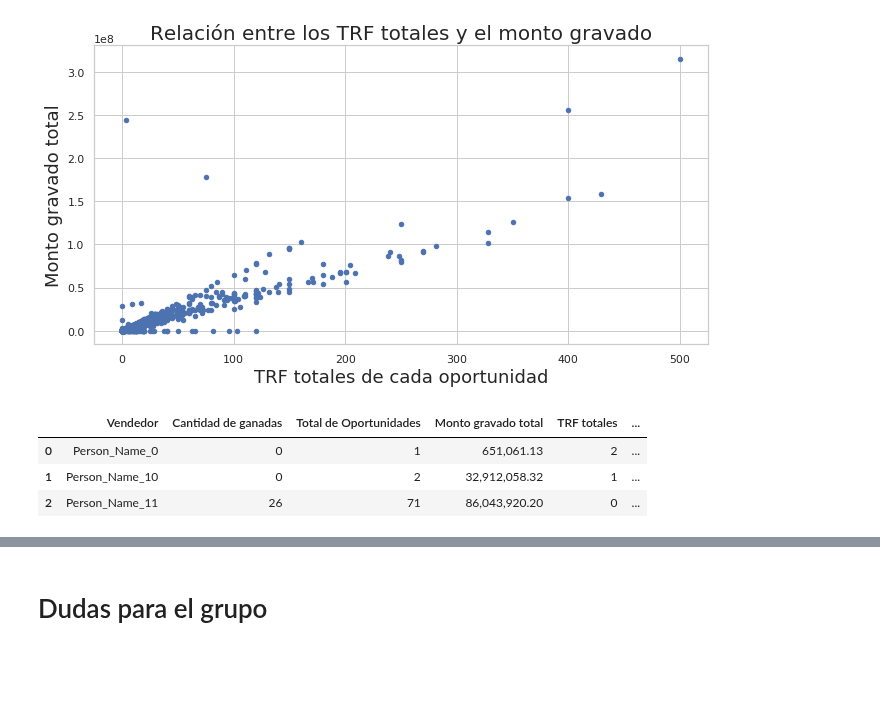
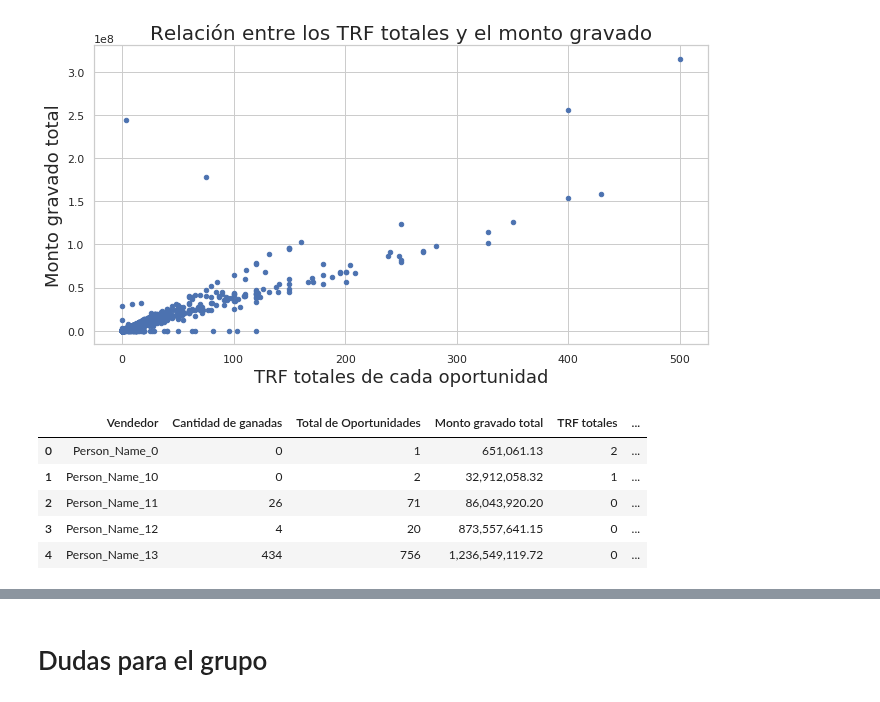
Before and after one commit to germanbc/Organizacion-de-Datos-2c2020-TP1, a Jupyter notebook: TP1 - German.ipynb, the cells around one changed output, grey strips where cells are left out. Cells and saved outputs as stored; diff of their text form; code cells hidden in the pictures; blank space fills up the shorter version.

```diff
--- a/TP1 - German.ipynb
+++ b/TP1 - German.ipynb
@@ -533,13 +533,15 @@ g.set_ylabel("Monto gravado total", fontsize=18);
 'c' argument looks like a single numeric RGB or RGBA sequence, which should be avoided as value-mapping will have precedence in case its length matches with 'x' & 'y'.  Please use a 2-D array with a s ...
 [figure]
 # %%
-burbujas = eciWon.groupby(['Opportunity_Owner']).agg({'ganada':['sum','count'],'Total_Taxable_Amount_(converted)':'sum','TRF_totales':'first'}).reset_index()
-burbujas.columns = ['Vendedor','Cantidad de ganadas','Total de Oportunidades','Monto gravado total','TRF totales']
-burbujas['Monto Reescalado'] = burbujas['Monto gravado total'].apply(lambda x: x*0.000001)
-burbujas['Porcentaje de ganadas'] = (burbujas['Cantidad de ganadas']/burbujas['Total de Oportunidades'])*100
-burbujas.head(3)
+bubbleVendedores = eciWon.groupby(['Opportunity_Owner']).agg({'ganada':['sum','count'],'Total_Taxable_Amount_(converted)':'sum','TRF_totales':'first'}).reset_index()
+bubbleVendedores.columns = ['Vendedor','Cantidad de ganadas','Total de Oportunidades','Monto gravado total','TRF totales']
+bubbleVendedores['Monto Reescalado'] = bubbleVendedores['Monto gravado total'].apply(lambda x: x*0.000001)
+bubbleVendedores['Porcentaje de ganadas'] = (bubbleVendedores['Cantidad de ganadas']/bubbleVendedores['Total de Oportunidades'])*100
+bubbleVendedores.head()
 # %% [output]
 |  | Vendedor | Cantidad de ganadas | Total de Oportunidades | Monto gravado total | TRF totales | ... |
 | 0 | Person_Name_0 | 0 | 1 | 651,061.13 | 2 | ... |
 | 1 | Person_Name_10 | 0 | 2 | 32,912,058.32 | 1 | ... |
 | 2 | Person_Name_11 | 26 | 71 | 86,043,920.20 | 0 | ... |
+| 3 | Person_Name_12 | 4 | 20 | 873,557,641.15 | 0 | ... |
+| 4 | Person_Name_13 | 434 | 756 | 1,236,549,119.72 | 0 | ... |
```
Also changed, not shown: parts of 14 cells of this notebook.
